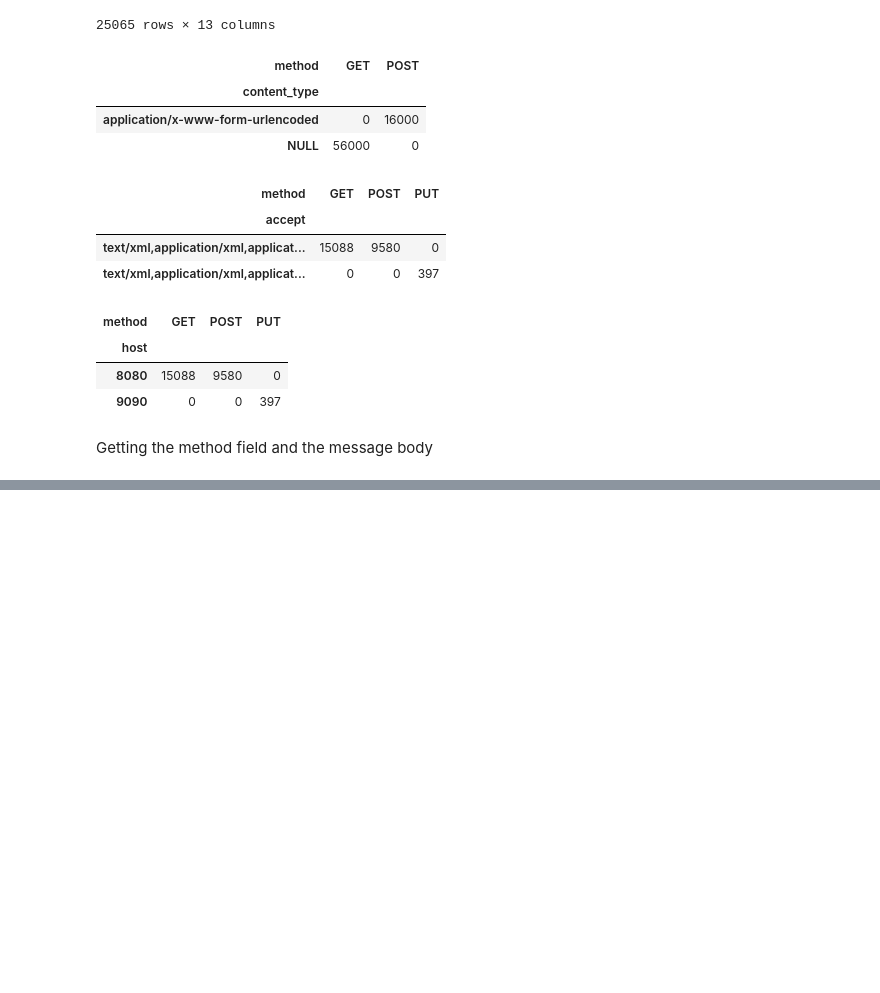
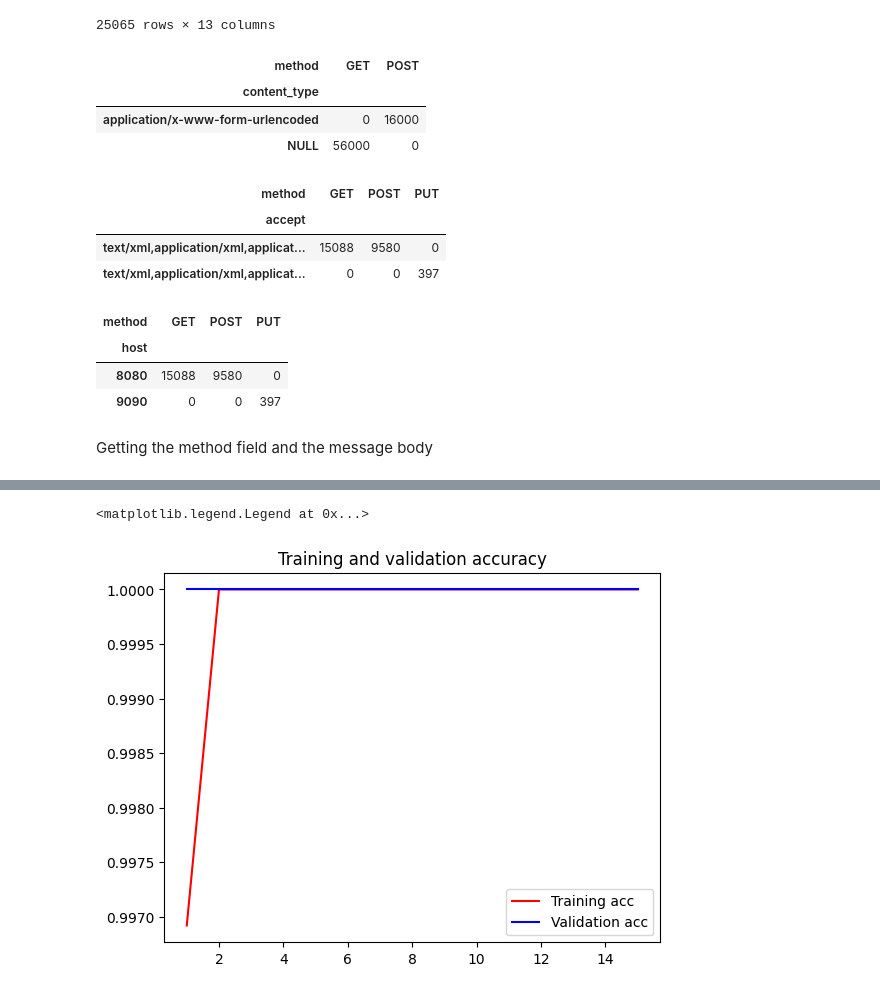
Before and after one commit to haoatran8/TextCNN-web-detecting, a Jupyter notebook: proj.ipynb, the cells around one changed output, grey strips where cells are left out. Drawn from its saved outputs; the diff is of its cells as text; code cells hidden in the pictures; blank space fills up the shorter version.

```diff
--- a/proj.ipynb
+++ b/proj.ipynb
@@ -374,0 +389,19 @@ model.add(Dense(1, activation='sigmoid'))
+# %%
+inp = Input(shape=(max_length,), dtype='int32')
+embedding = embedding_layer(inp)
+stacks = []
+for kernel_size in [2, 3, 4, 5]:
+    conv = Conv1D(128, kernel_size, padding='same', activation='relu', strides=1)(embedding)
+    pool = GlobalMaxPooling1D()(conv)
+    drop = Dropout(0.5)(pool)
+    stacks.append(drop)
+
+merged = Concatenate()(stacks)
+flatten = Flatten()(merged)
+drop = Dropout(0.5)(flatten)
+outp = Dense(1, activation='sigmoid')(drop)
+
+TextCNN = Model(inputs=inp, outputs=outp)
+TextCNN.compile(loss='binary_crossentropy', optimizer='adam', metrics=['accuracy'])
+
+TextCNN.summary()
@@ -374,0 +426,2 @@ model.add(Dense(1, activation='sigmoid'))
+# %%
+textcnn_history = TextCNN.fit(train_padded, y_train, epochs=15, validation_data=(test_padded, y_test))
@@ -374,0 +466,14 @@ model.add(Dense(1, activation='sigmoid'))
+# %%
+acc = textcnn_history.history['accuracy']
+val_acc = textcnn_history.history['val_accuracy']
+loss = textcnn_history.history['loss']
+val_loss = textcnn_history.history['val_loss']
+epochs = range(1, len(acc) + 1)
+
+plt.title('Training and validation accuracy')
+plt.plot(epochs, acc, 'red', label='Training acc')
+plt.plot(epochs, val_acc, 'blue', label='Validation acc')
+plt.legend()
+# %% [output]
+<matplotlib.legend.Legend at 0x...>
+[figure, added]
```
Also changed, not shown: parts of 12 cells of this notebook, 3 other files.
